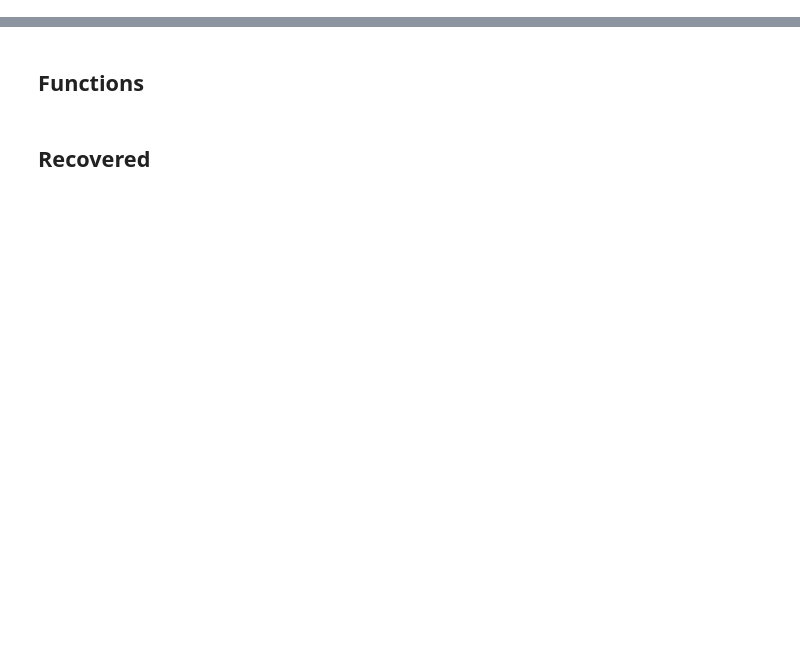
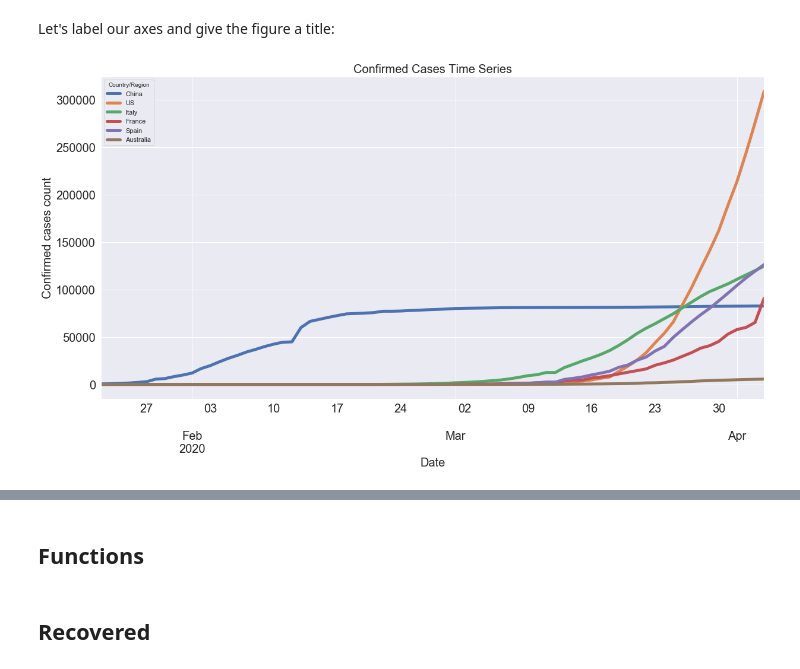
Before and after one commit to datacamp/COVID-19-EDA-tutorial, a Jupyter notebook: notebooks/1-COVID-19-EDA-solution.ipynb, the cells around one changed output, grey strips where cells are left out. Cells and saved outputs as stored; diff of their text form; code cells hidden in the pictures; blank space fills up the shorter version.

```diff
--- a/notebooks/1-COVID-19-EDA-solution.ipynb
+++ b/notebooks/1-COVID-19-EDA-solution.ipynb
@@ -258,0 +217,10 @@ plt.title('Deaths Patients Logarithmic Time Series', fontsize=20);
+# %% [markdown]
+Let's label our axes and give the figure a title:
+# %%
+# Plot time series of several countries of interest
+confirmed_country[poi].plot(figsize=(20,10), linewidth=5, fontsize=20)
+plt.xlabel('Date', fontsize=20);
+plt.ylabel('Confirmed cases count', fontsize=20);
+plt.title('Confirmed Cases Time Series', fontsize=20);
+# %% [output]
+[figure, added]
```
Also changed, not shown: parts of 91 cells of this notebook.
